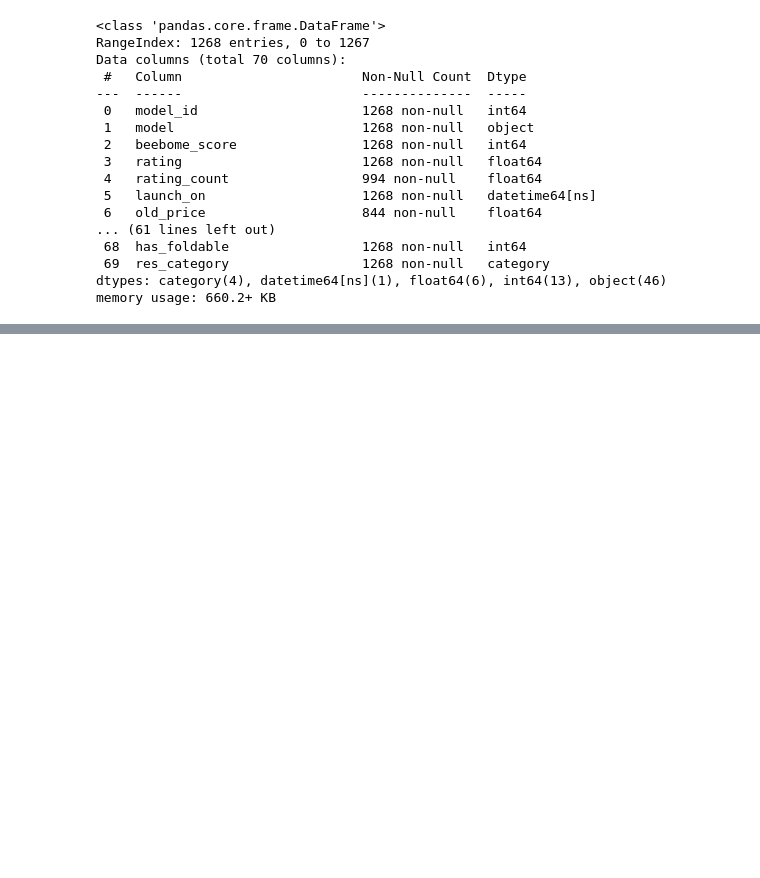
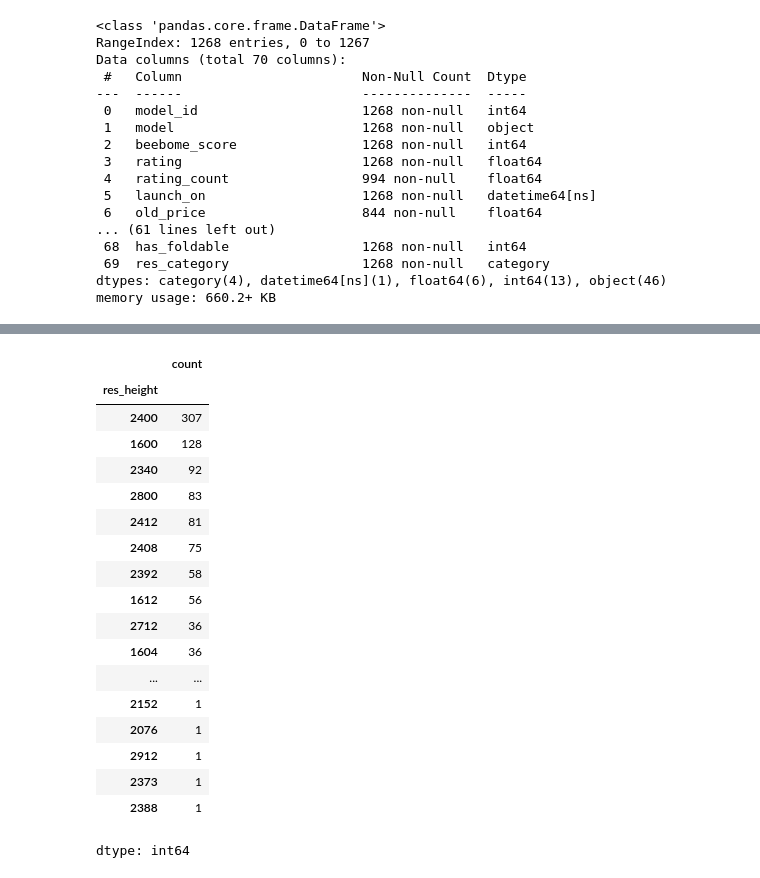
Before and after one commit to rajeshxdatascience/smartphone-recommender-system, a Jupyter notebook: SpecLens_AI_Data_Engineering.ipynb, the cells around one changed output, grey strips where cells are left out. Saved outputs shown, nothing was run; the diff lists cells and outputs as text; code cells hidden in the pictures; blank space fills up the shorter version.

```diff
--- a/SpecLens_AI_Data_Engineering.ipynb
+++ b/SpecLens_AI_Data_Engineering.ipynb
@@ -1233,0 +1315,2 @@ memory usage: 660.2+ KB
+# %%
+df['res_width'] = pd.to_numeric(df['res_width'])
@@ -1233,0 +1337,24 @@ memory usage: 660.2+ KB
+# %%
+df['res_height'] = df['display_pixels'].str.strip().str.split('x').str.get(1).str.split(' ').str.get(2)
+# %%
+df['res_height'].value_counts()
+# %% [output]
+|  | count |
+| res_height |  |
+| 2400 | 307 |
+| 1600 | 128 |
+| 2340 | 92 |
+| 2800 | 83 |
+| 2412 | 81 |
+| 2408 | 75 |
+| 2392 | 58 |
+| 1612 | 56 |
+| 2712 | 36 |
+| 1604 | 36 |
+| ... | ... |
+| 2152 | 1 |
+| 2076 | 1 |
+| 2912 | 1 |
+| 2373 | 1 |
+| 2388 | 1 |
+dtype: int64
```
Also changed, not shown: parts of 17 cells of this notebook.
